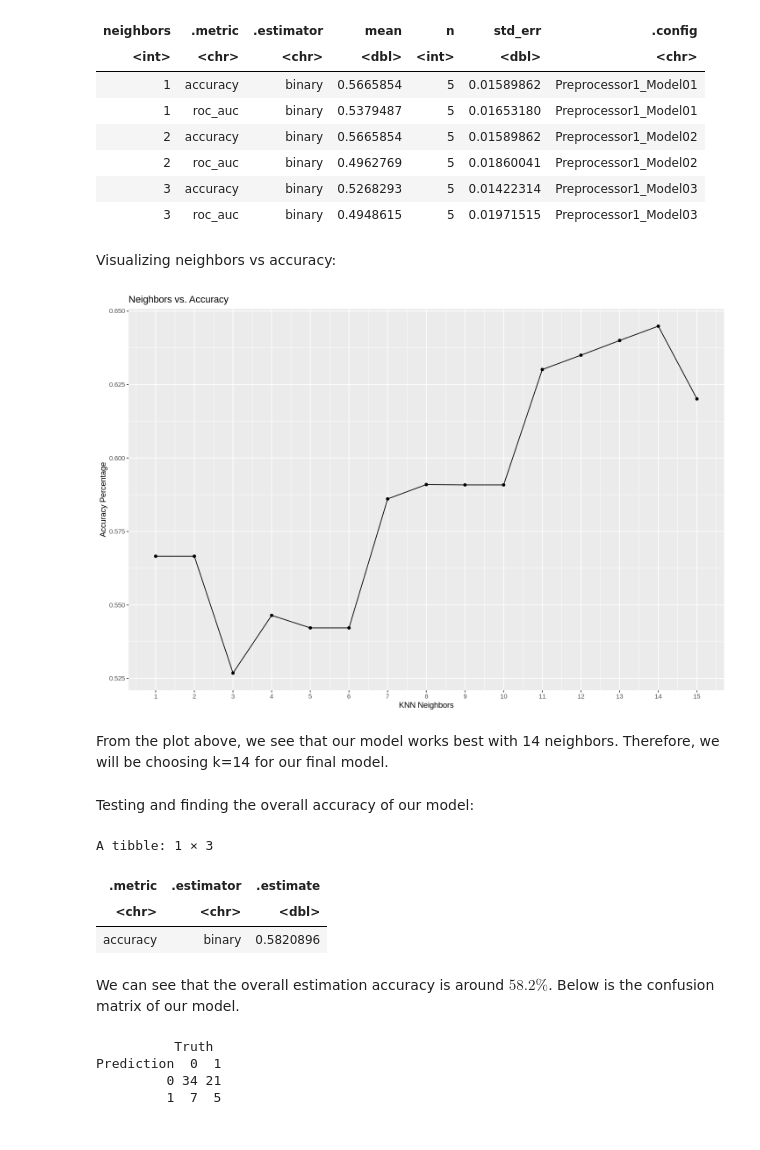
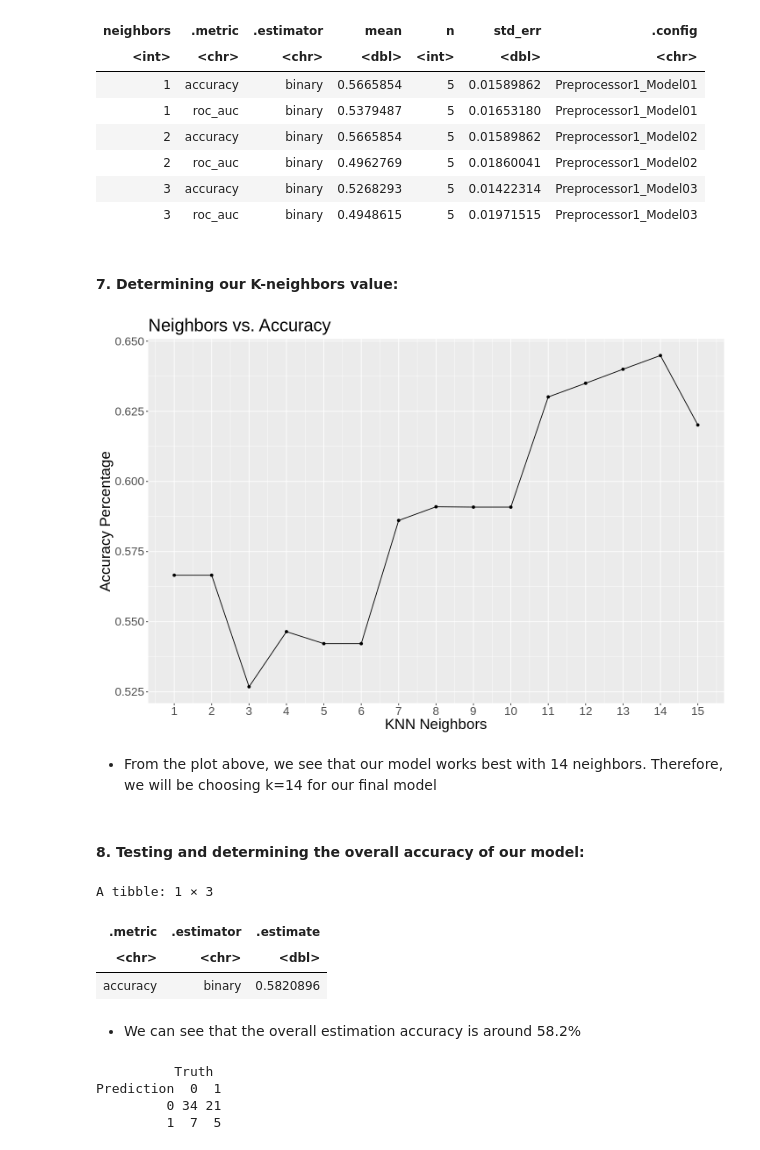
Before and after one commit to Tommy-Hu/dsci_100_heart_disease_project, a Jupyter notebook: Final Report.ipynb, the cells around one changed output. Cells and saved outputs as stored; diff of their text form; code cells hidden in the pictures.

```diff
--- a/Final Report.ipynb
+++ b/Final Report.ipynb
@@ -266,28 +266,29 @@ A tibble: 6 × 7
 | 2 | roc_auc | binary | 0.4962769 | 5 | 0.01860041 | Preprocessor1_Model02 |
 | 3 | accuracy | binary | 0.5268293 | 5 | 0.01422314 | Preprocessor1_Model03 |
 | 3 | roc_auc | binary | 0.4948615 | 5 | 0.01971515 | Preprocessor1_Model03 |
-# %% [markdown]
-Visualizing neighbors vs accuracy:
+# %% [markdown]
+<h4>7. Determining our K-neighbors value:</h4>
 # %%
 heart_results <- heart_metrics |>
     filter(.metric == "accuracy") |>
     select(neighbors, mean)
 # heart_results
 
 options(repr.plot.width = 12, repr.plot.height = 8)
 metric_plot <- heart_results |>
     ggplot(aes(x = neighbors, y = mean)) +
     geom_point() +
     geom_line() +
     scale_x_continuous(breaks = c(1:15)) +
     ggtitle("Neighbors vs. Accuracy") +
-    labs(x = "KNN Neighbors", y = "Accuracy Percentage")
+    labs(x = "KNN Neighbors", y = "Accuracy Percentage")+
+    theme(text=element_text(size=20))
 
 metric_plot
 # %% [output]
-[figure, old version]
+[figure, new version]
 # %% [markdown]
-From the plot above, we see that our model works best with 14 neighbors. Therefore, we will be choosing k=14 for our final model.
+- From the plot above, we see that our model works best with 14 neighbors. Therefore, we will be choosing k=14 for our final model
 # %%
 knn_spec <- nearest_neighbor(weight_func = "rectangular", neighbors = 14) |>
       set_engine("kknn") |>
@@ -298,7 +299,7 @@ knn_fit <- workflow() |>
       add_model(knn_spec) |>
       fit(data = data_train)
 # %% [markdown]
-Testing and finding the overall accuracy of our model:
+<h4>8. Testing and determining the overall accuracy of our model:</h4>
 # %%
 data_test <- data_test |>
     filter(chol != '?' & trestbps != '?') |>
@@ -319,7 +320,7 @@ A tibble: 1 × 3
 | <chr> | <chr> | <dbl> |
 | accuracy | binary | 0.5820896 |
 # %% [markdown]
-We can see that the overall estimation accuracy is around $58.2\%$. Below is the confusion matrix of our model.
+- We can see that the overall estimation accuracy is around 58.2%
 # %%
 heart_conf_mat <- conf_mat(knn_test_predictions, truth = num, estimate = .pred_class)
 heart_conf_mat
```
Also changed, not shown: parts of 3 cells of this notebook.
